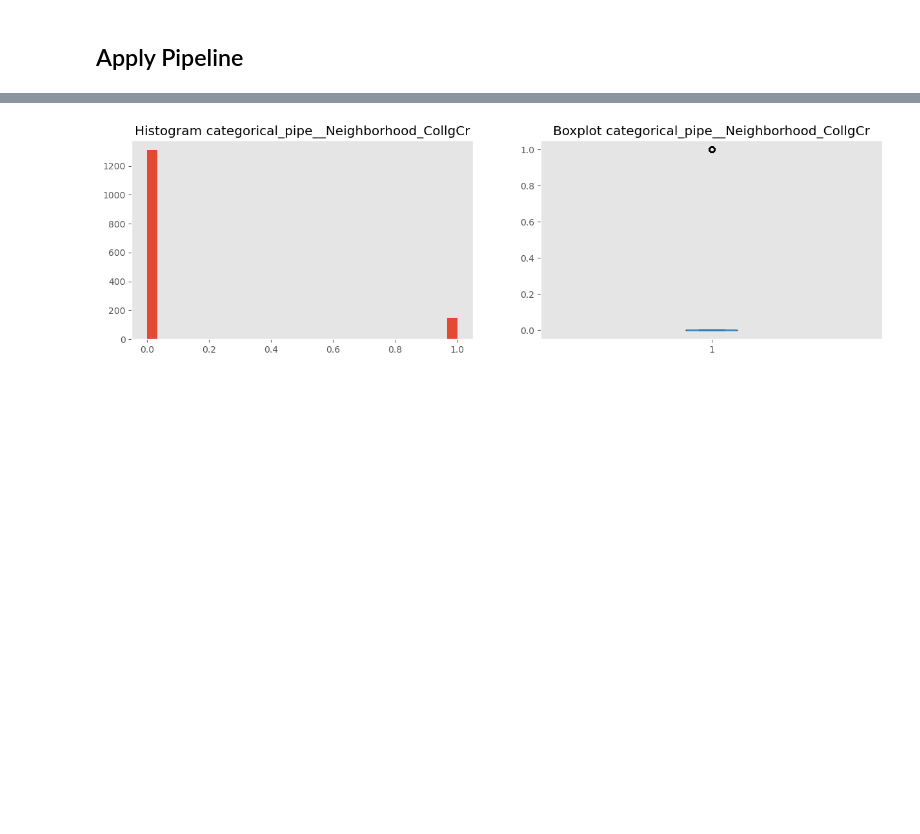
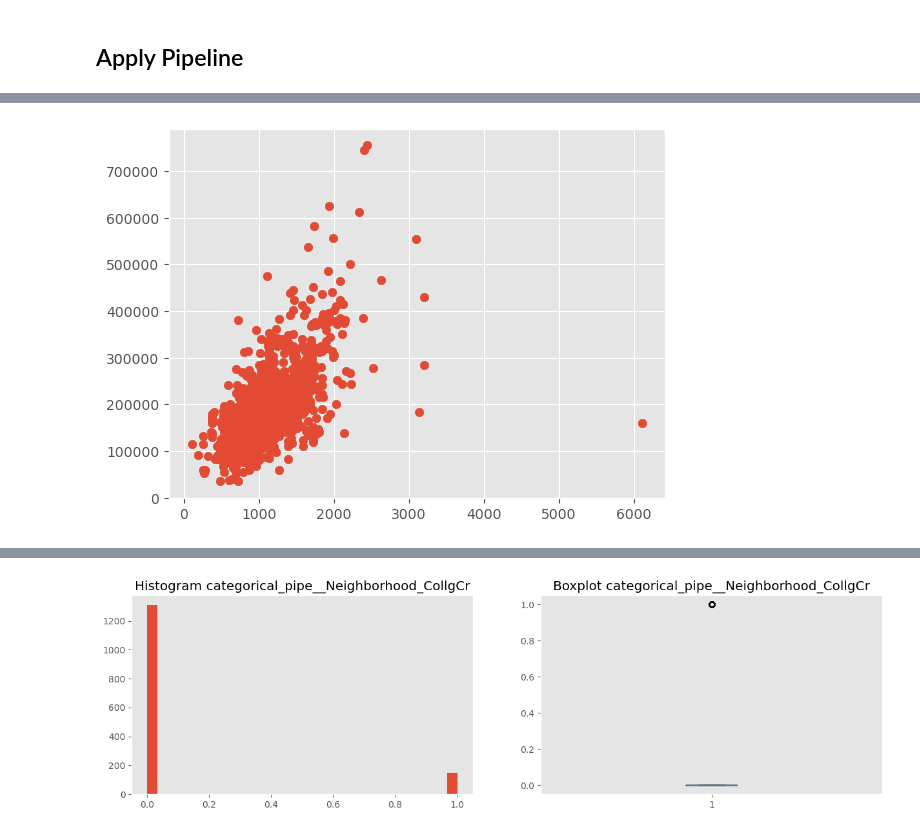
Before and after one commit to gustavoVferrari/kaggle, a Jupyter notebook: Regression/house_prices/notebook/[02.4] Analise Exploratoria feat eng.ipynb, the cells around one changed output, grey strips where cells are left out. Saved outputs shown, nothing was run; the diff lists cells and outputs as text; code cells hidden in the pictures; blank space fills up the shorter version.

```diff
--- a/Regression/house_prices/notebook/[02.4] Analise Exploratoria feat eng.ipynb
+++ b/Regression/house_prices/notebook/[02.4] Analise Exploratoria feat eng.ipynb
@@ -93,0 +154,7 @@ plot_numerical_data(X_train_trans.filter(regex='num_con_1_pipe'), target=None)
+# %%
+plt.scatter(
+    x=X_train['TotalBsmtSF'],
+    y=y_train
+                );
+# %% [output]
+[figure, added]
```
Also changed, not shown: parts of 22 cells of this notebook, 6 other files.
